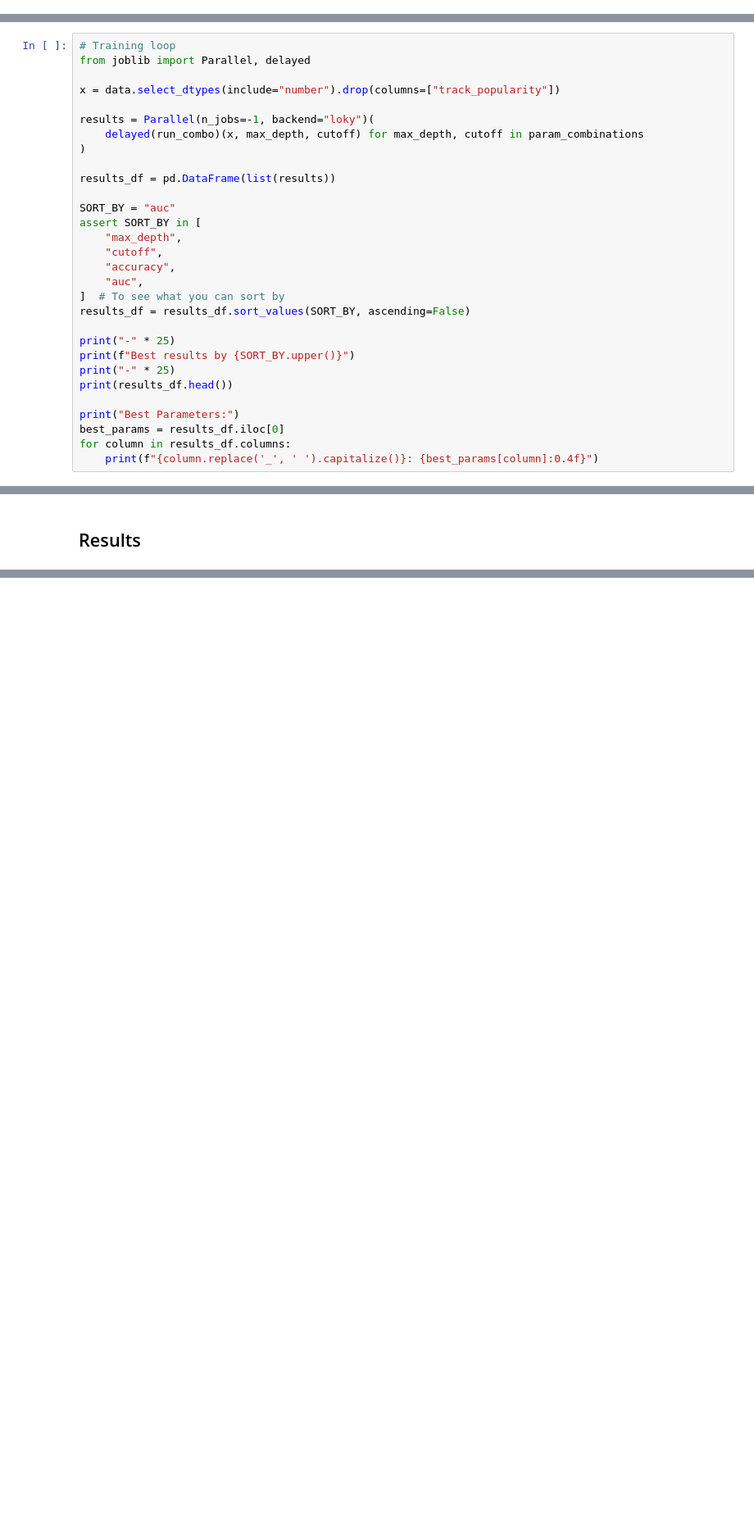
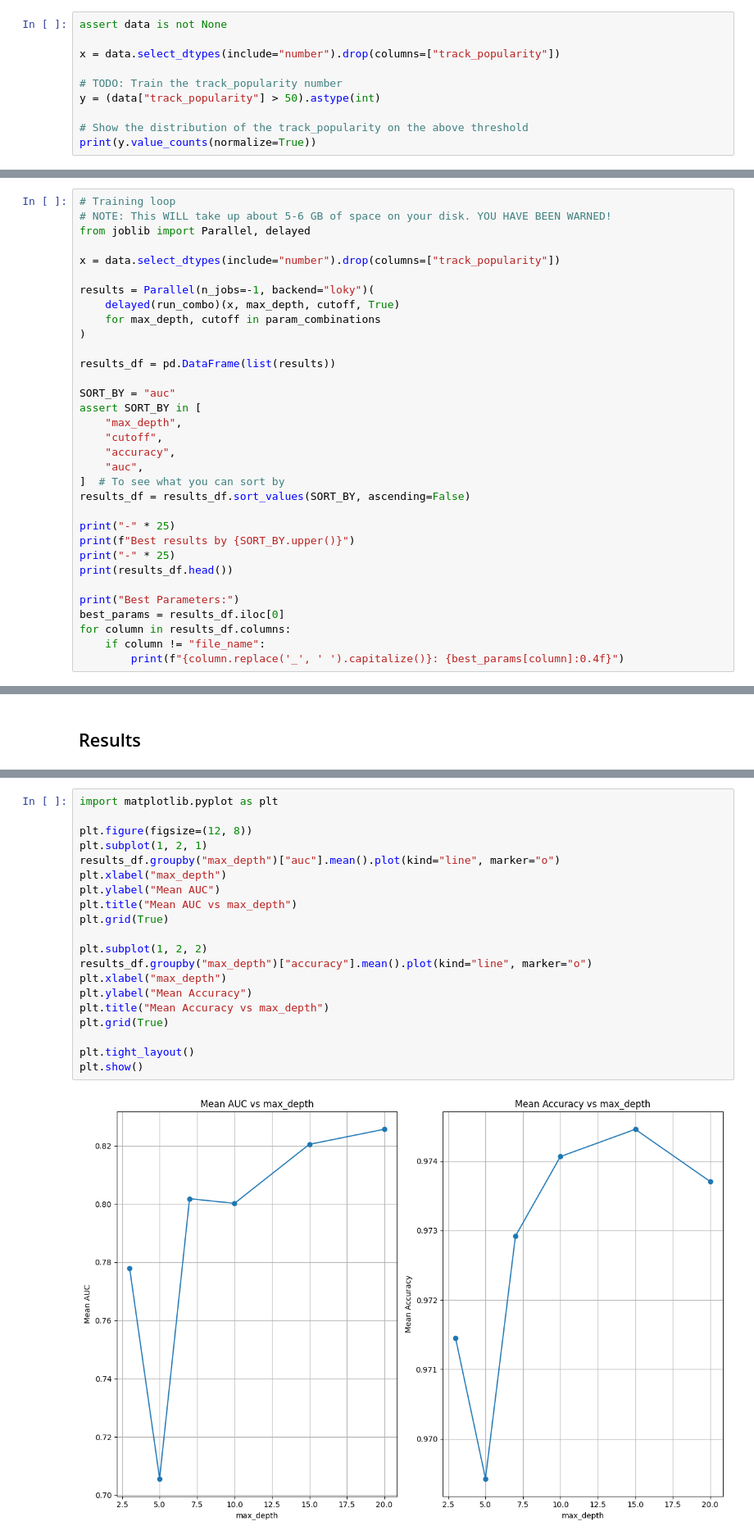
Before and after one commit to AlexanderBeck0/CS539-Final-Project, a Jupyter notebook: song_popularity.ipynb, the cells around one changed output, grey strips where cells are left out. Shown at 82% size. Drawn from its saved outputs; the diff is of its cells as text; blank space fills up the shorter version.

Commit message:
Started saving intermediate roots to file to plot them later. Also created some more graphs

```diff
--- a/song_popularity.ipynb
+++ b/song_popularity.ipynb
@@ -184,2 +131,12 @@ Name: proportion, dtype: float64
 # %% [markdown]
 ## Baseline Model
+# %%
+assert data is not None
+
+x = data.select_dtypes(include="number").drop(columns=["track_popularity"])
+
+# TODO: Train the track_popularity number
+y = (data["track_popularity"] > 50).astype(int)
+
+# Show the distribution of the track_popularity on the above threshold
+print(y.value_counts(normalize=True))
@@ -363,11 +351,13 @@ def run_combo(x, max_depth, cutoff):
 # %%
 # Training loop
+# NOTE: This WILL take up about 5-6 GB of space on your disk. YOU HAVE BEEN WARNED!
 from joblib import Parallel, delayed
 
 x = data.select_dtypes(include="number").drop(columns=["track_popularity"])
 
 results = Parallel(n_jobs=-1, backend="loky")(
-    delayed(run_combo)(x, max_depth, cutoff) for max_depth, cutoff in param_combinations
+    delayed(run_combo)(x, max_depth, cutoff, True)
+    for max_depth, cutoff in param_combinations
 )
 
 results_df = pd.DataFrame(list(results))
@@ -389,7 +379,8 @@ print(results_df.head())
 print("Best Parameters:")
 best_params = results_df.iloc[0]
 for column in results_df.columns:
-    print(f"{column.replace('_', ' ').capitalize()}: {best_params[column]:0.4f}")
+    if column != "file_name":
+        print(f"{column.replace('_', ' ').capitalize()}: {best_params[column]:0.4f}")
 # %% [output]
 -------------------------
 Best results by AUC
@@ -465,0 +468,22 @@ plt.show()
+# %%
+import matplotlib.pyplot as plt
+
+plt.figure(figsize=(12, 8))
+plt.subplot(1, 2, 1)
+results_df.groupby("max_depth")["auc"].mean().plot(kind="line", marker="o")
+plt.xlabel("max_depth")
+plt.ylabel("Mean AUC")
+plt.title("Mean AUC vs max_depth")
+plt.grid(True)
+
+plt.subplot(1, 2, 2)
+results_df.groupby("max_depth")["accuracy"].mean().plot(kind="line", marker="o")
+plt.xlabel("max_depth")
+plt.ylabel("Mean Accuracy")
+plt.title("Mean Accuracy vs max_depth")
+plt.grid(True)
+
+plt.tight_layout()
+plt.show()
+# %% [output]
+[figure, added]
```
Also changed, not shown: parts of 11 cells of this notebook, 1 other file.
